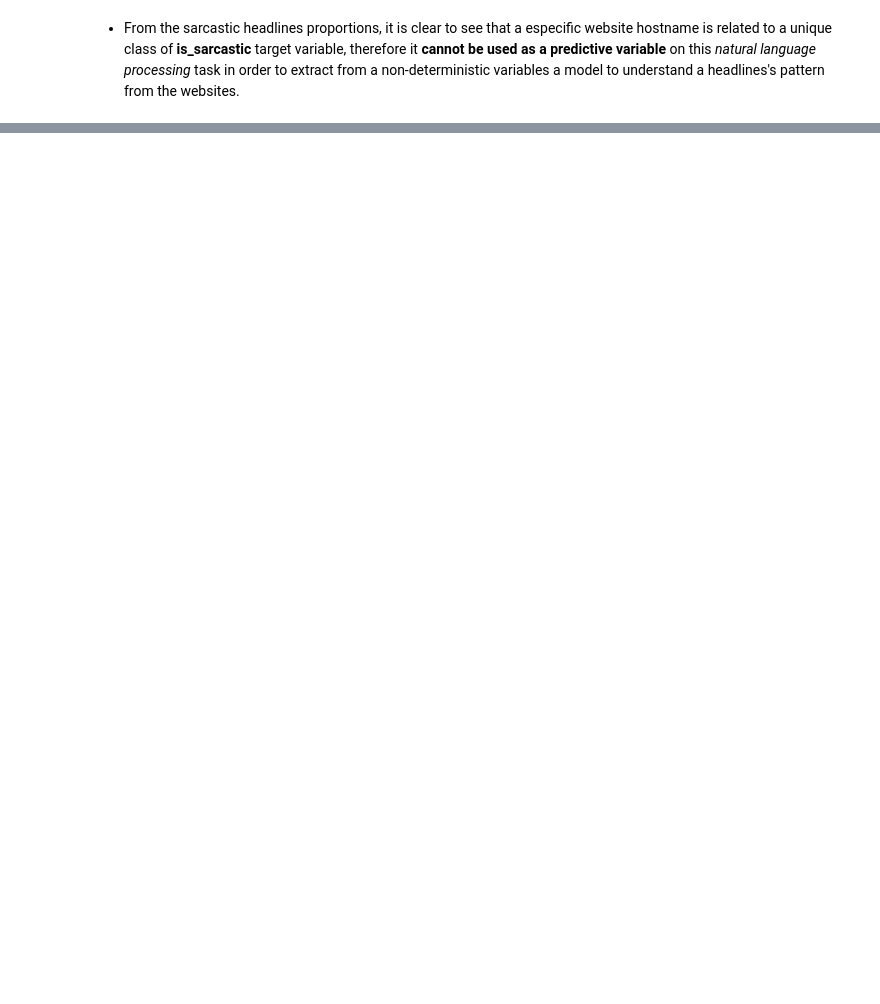
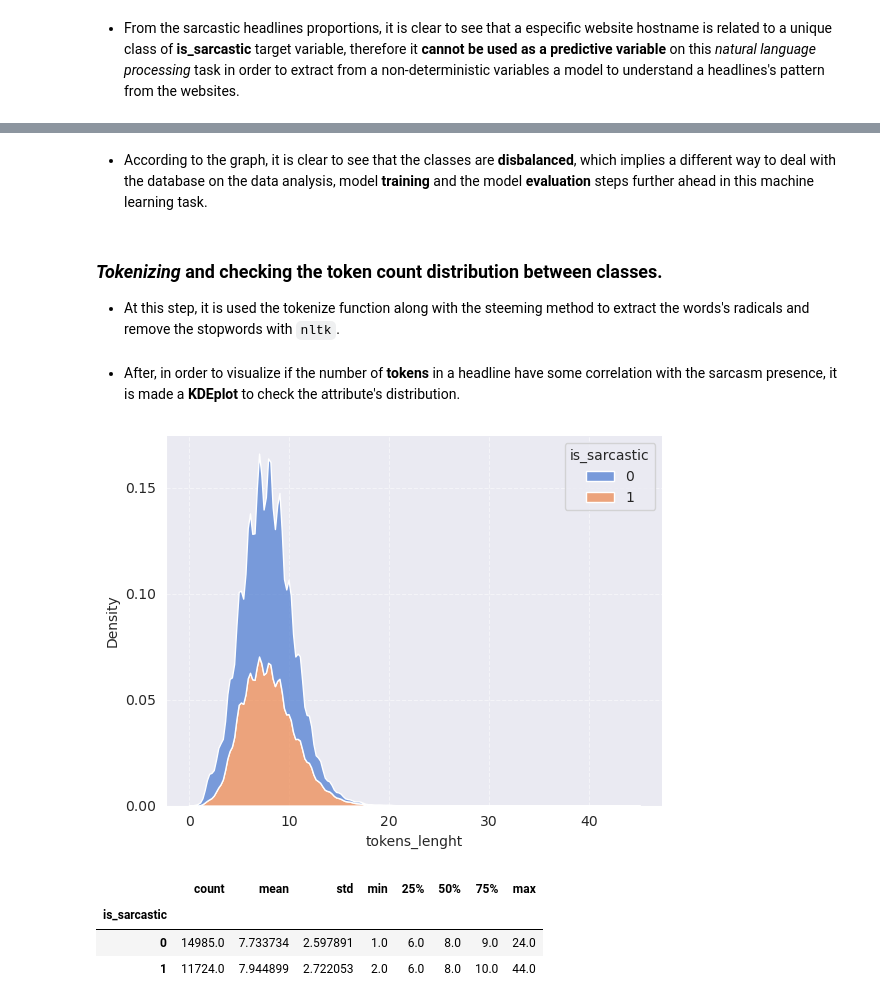
Before and after one commit to vtpaiva/sarcastic-headlines-detection, a Jupyter notebook: analysis.ipynb, the cells around one changed output, grey strips where cells are left out. Saved outputs shown, nothing was run; the diff lists cells and outputs as text; code cells hidden in the pictures; blank space fills up the shorter version.

```diff
--- a/analysis.ipynb
+++ b/analysis.ipynb
@@ -48,0 +78,35 @@ plt.show()
+# %% [markdown]
+* According to the graph, it is clear to see that the classes are **disbalanced**, which implies a different way to deal with the database on the data analysis, model **training** and the model **evaluation** steps further ahead in this machine learning task.
+# %% [markdown]
+### ***Tokenizing*** and checking the token count **distribution** between classes.
+
+* At this step, it is used the tokenize function along with the steeming method to extract the words's radicals and remove the stopwords with `nltk`.
+# %%
+english_stopwords, stemmer = set(stopwords.words('english')), RSLPStemmer()
+
+def extract_tokens(headline):
+    return [stemmer.stem((word)) for word in word_tokenize(headline) if word not in english_stopwords]
+
+sarcasm_df['tokens'] = sarcasm_df['headline'].apply(extract_tokens)
+# %% [markdown]
+* After, in order to visualize if the number of **tokens** in a headline have some correlation with the sarcasm presence, it is made a **KDEplot** to check the attribute's distribution.
+# %%
+sarcasm_df['tokens_lenght'] = sarcasm_df['tokens'].apply(lambda x: len(x))
+
+sns.kdeplot(data=sarcasm_df, x='tokens_lenght', hue="is_sarcastic", multiple='stack', alpha=0.7)
+plt.grid(linestyle='--', alpha=0.5)
+plt.yticks(np.arange(0, 0.2, step=0.05))
+sns.despine()
+
+plt.show()
+# %% [output]
+[figure, added]
+# %%
+tokens_lenght_sarcasm_splited = sarcasm_df.groupby('is_sarcastic')['tokens_lenght']
+
+tokens_lenght_sarcasm_splited.describe()
+# %% [output]
+|  | count | mean | std | min | 25% | 50% | 75% | max |
+| is_sarcastic |  |  |  |  |  |  |  |  |
+| 0 | 14985.0 | 7.733734 | 2.597891 | 1.0 | 6.0 | 8.0 | 9.0 | 24.0 |
+| 1 | 11724.0 | 7.944899 | 2.722053 | 2.0 | 6.0 | 8.0 | 10.0 | 44.0 |
```
Also changed, not shown: parts of 15 cells of this notebook.
